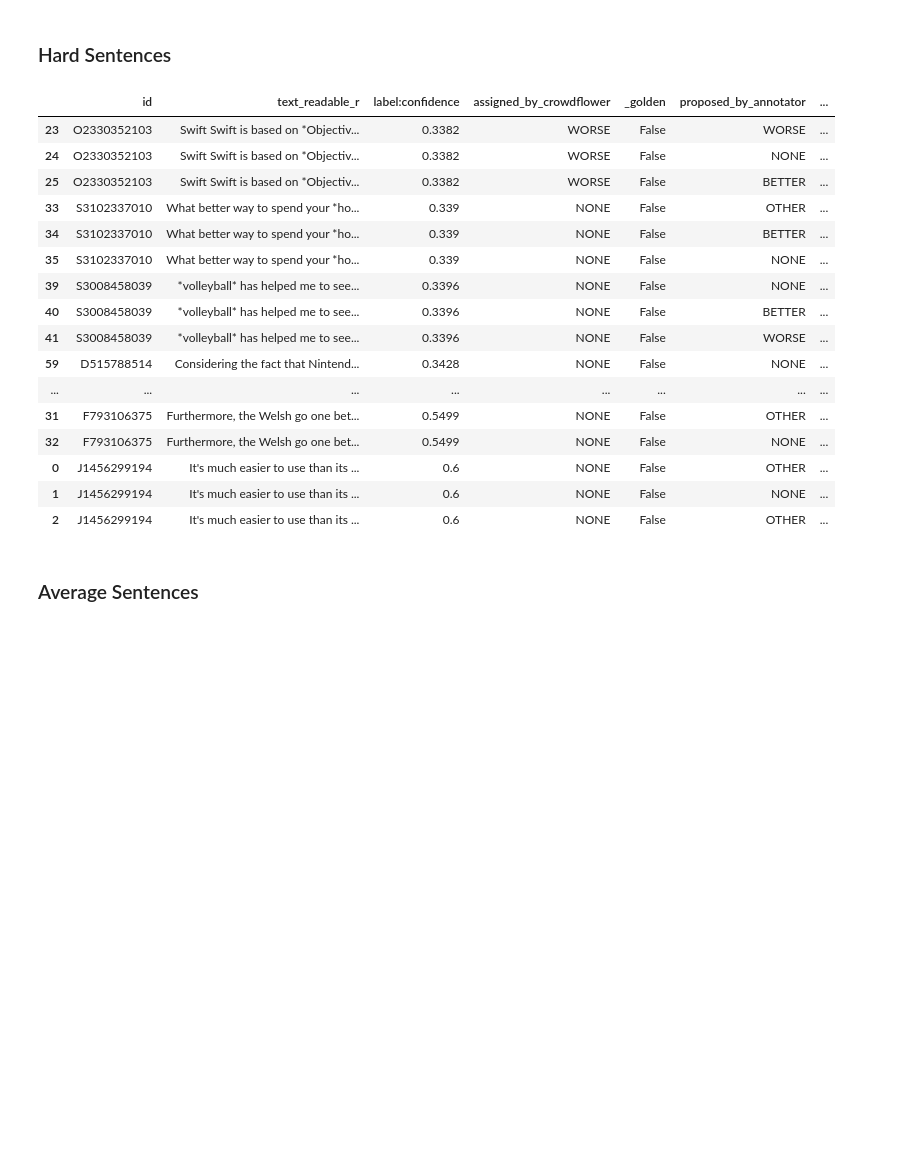
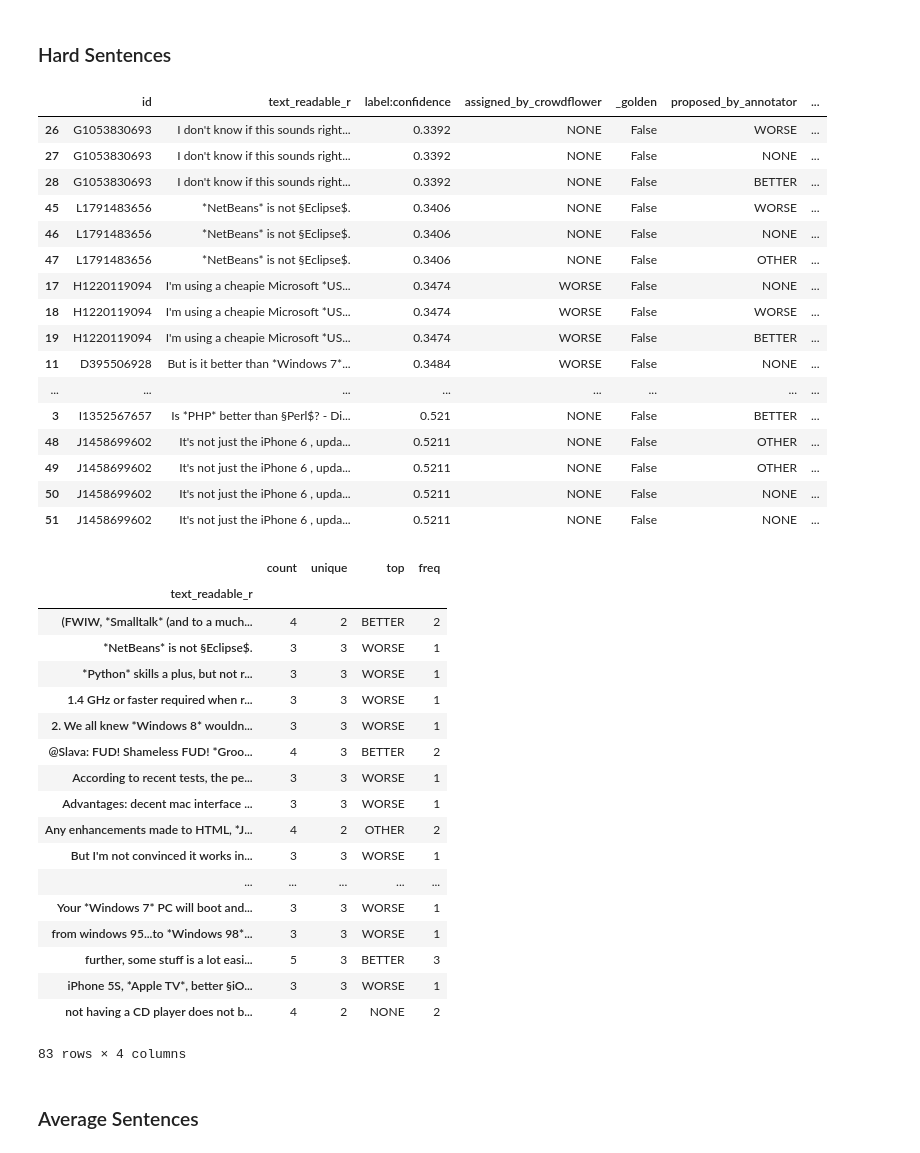
Before and after one commit to uhh-lt/comparative, a Jupyter notebook: 3. Crowdsourcing/3.3 Mainstudy/analysis/analyse-Copy1.ipynb, the cells around one changed output. Drawn from its saved outputs; the diff is of its cells as text; code cells hidden in the pictures; blank space fills up the shorter version.

```diff
--- a/3. Crowdsourcing/3.3 Mainstudy/analysis/analyse-Copy1.ipynb
+++ b/3. Crowdsourcing/3.3 Mainstudy/analysis/analyse-Copy1.ipynb
@@ -13,9 +13,9 @@ set_matplotlib_formats('png','pdf')
 # %%
 folder = ['compsci-data','jbt-data', 'brands-data-400', 'brands-data-100', 'brands-data-it2', 'jbt-data-it2', 'compsci-data-it2']
 MERGE_OTHER = True
-ut = 'brands'
-#folder = ['{}-data-it2'.format(ut),  'brands-data-400', 'brands-data-100']
-#folder = ['{}-data-it3'.format(ut)]
+ut = 'compsci'
+#folder = ['brands-data-it2',  'brands-data-400', 'brands-data-100']
+folder = ['{}-data'.format(ut), '{}-data-it2'.format(ut)]
 # %%
 
 
@@ -51,5 +51,6 @@ aggregated = aggregated[aggregated['_unit_state'] == 'finalized']
 def print_info(data):
     avg = pd.merge(data, full, suffixes=['_l', '_r'], on=['id'], how='left')[['id', 'text_readable_r', 'label:confidence', 'label_l', '_golden', 'label_r', '_trust','a','b']].sort_values(['label:confidence', 'label_l' ,'id'])
     renamed_avg = avg.rename(columns={'label_l' : 'assigned_by_crowdflower', 'label_r' : 'proposed_by_annotator'})
+    renamed_avg
     return renamed_avg
 # %% [output]
@@ -93,7 +79,7 @@ test_i
 # %% [markdown]
 ### Quality
 # %%
-conf = aggregated[['id','text_html', 'label:confidence', 'label']]
+conf = aggregated[['id','text_html', 'text_readable', 'label:confidence', 'label']]
 display(conf[['label:confidence']].describe())
 display(conf[['id', 'text_html']].describe())
 # %% [output]
@@ -210,29 +216,48 @@ print(len(d))
 ### Hard Sentences
 # %%
 display(print_info(worst_conf.sample(20)).style.background_gradient(cmap=plt.cm.get_cmap('RdYlGn'),subset=['label:confidence']))
-#merged = print_info(worst_conf)
+merged = print_info(worst_conf)
 
 
 
-#merged.groupby(by=['text_readable_r']).proposed_by_annotator.describe()
+merged.groupby(by=['text_readable_r']).proposed_by_annotator.describe()
 # %% [output]
 |  | id | text_readable_r | label:confidence | assigned_by_crowdflower | _golden | proposed_by_annotator | ... |
-| 23 | O2330352103 | Swift Swift is based on *Objectiv... | 0.3382 | WORSE | False | WORSE | ... |
-| 24 | O2330352103 | Swift Swift is based on *Objectiv... | 0.3382 | WORSE | False | NONE | ... |
-| 25 | O2330352103 | Swift Swift is based on *Objectiv... | 0.3382 | WORSE | False | BETTER | ... |
-| 33 | S3102337010 | What better way to spend your *ho... | 0.339 | NONE | False | OTHER | ... |
-| 34 | S3102337010 | What better way to spend your *ho... | 0.339 | NONE | False | BETTER | ... |
-| 35 | S3102337010 | What better way to spend your *ho... | 0.339 | NONE | False | NONE | ... |
-| 39 | S3008458039 | *volleyball* has helped me to see... | 0.3396 | NONE | False | NONE | ... |
-| 40 | S3008458039 | *volleyball* has helped me to see... | 0.3396 | NONE | False | BETTER | ... |
-| 41 | S3008458039 | *volleyball* has helped me to see... | 0.3396 | NONE | False | WORSE | ... |
-| 59 | D515788514 | Considering the fact that Nintend... | 0.3428 | NONE | False | NONE | ... |
+| 26 | G1053830693 | I don't know if this sounds right... | 0.3392 | NONE | False | WORSE | ... |
+| 27 | G1053830693 | I don't know if this sounds right... | 0.3392 | NONE | False | NONE | ... |
+| 28 | G1053830693 | I don't know if this sounds right... | 0.3392 | NONE | False | BETTER | ... |
+| 45 | L1791483656 | *NetBeans* is not §Eclipse$. | 0.3406 | NONE | False | WORSE | ... |
+| 46 | L1791483656 | *NetBeans* is not §Eclipse$. | 0.3406 | NONE | False | NONE | ... |
+| 47 | L1791483656 | *NetBeans* is not §Eclipse$. | 0.3406 | NONE | False | OTHER | ... |
+| 17 | H1220119094 | I'm using a cheapie Microsoft *US... | 0.3474 | WORSE | False | NONE | ... |
+| 18 | H1220119094 | I'm using a cheapie Microsoft *US... | 0.3474 | WORSE | False | WORSE | ... |
+| 19 | H1220119094 | I'm using a cheapie Microsoft *US... | 0.3474 | WORSE | False | BETTER | ... |
+| 11 | D395506928 | But is it better than *Windows 7*... | 0.3484 | WORSE | False | NONE | ... |
 | ... | ... | ... | ... | ... | ... | ... | ... |
-| 31 | F793106375 | Furthermore, the Welsh go one bet... | 0.5499 | NONE | False | OTHER | ... |
-| 32 | F793106375 | Furthermore, the Welsh go one bet... | 0.5499 | NONE | False | NONE | ... |
-| 0 | J1456299194 | It's much easier to use than its ... | 0.6 | NONE | False | OTHER | ... |
-| 1 | J1456299194 | It's much easier to use than its ... | 0.6 | NONE | False | NONE | ... |
-| 2 | J1456299194 | It's much easier to use than its ... | 0.6 | NONE | False | OTHER | ... |
+| 3 | I1352567657 | Is *PHP* better than §Perl$? - Di... | 0.521 | NONE | False | BETTER | ... |
+| 48 | J1458699602 | It's not just the iPhone 6 , upda... | 0.5211 | NONE | False | OTHER | ... |
+| 49 | J1458699602 | It's not just the iPhone 6 , upda... | 0.5211 | NONE | False | OTHER | ... |
+| 50 | J1458699602 | It's not just the iPhone 6 , upda... | 0.5211 | NONE | False | NONE | ... |
+| 51 | J1458699602 | It's not just the iPhone 6 , upda... | 0.5211 | NONE | False | NONE | ... |
+|  | count | unique | top | freq |
+| text_readable_r |  |  |  |  |
+| (FWIW, *Smalltalk* (and to a much... | 4 | 2 | BETTER | 2 |
+| *NetBeans* is not §Eclipse$. | 3 | 3 | WORSE | 1 |
+| *Python* skills a plus, but not r... | 3 | 3 | WORSE | 1 |
+| 1.4 GHz or faster required when r... | 3 | 3 | WORSE | 1 |
+| 2. We all knew *Windows 8* wouldn... | 3 | 3 | WORSE | 1 |
+| @Slava: FUD! Shameless FUD! *Groo... | 4 | 3 | BETTER | 2 |
+| According to recent tests, the pe... | 3 | 3 | WORSE | 1 |
+| Advantages: decent mac interface ... | 3 | 3 | WORSE | 1 |
+| Any enhancements made to HTML, *J... | 4 | 2 | OTHER | 2 |
+| But I'm not convinced it works in... | 3 | 3 | WORSE | 1 |
+| ... | ... | ... | ... | ... |
+| Your *Windows 7* PC will boot and... | 3 | 3 | WORSE | 1 |
+| from windows 95...to *Windows 98*... | 3 | 3 | WORSE | 1 |
+| further, some stuff is a lot easi... | 5 | 3 | BETTER | 3 |
+| iPhone 5S, *Apple TV*, better §iO... | 3 | 3 | WORSE | 1 |
+| not having a CD player does not b... | 4 | 2 | NONE | 2 |
+83 rows × 4 columns
 # %% [markdown]
 ### Average Sentences
 # %%
```
Also changed, not shown: parts of 15 cells of this notebook, 5 other files.
